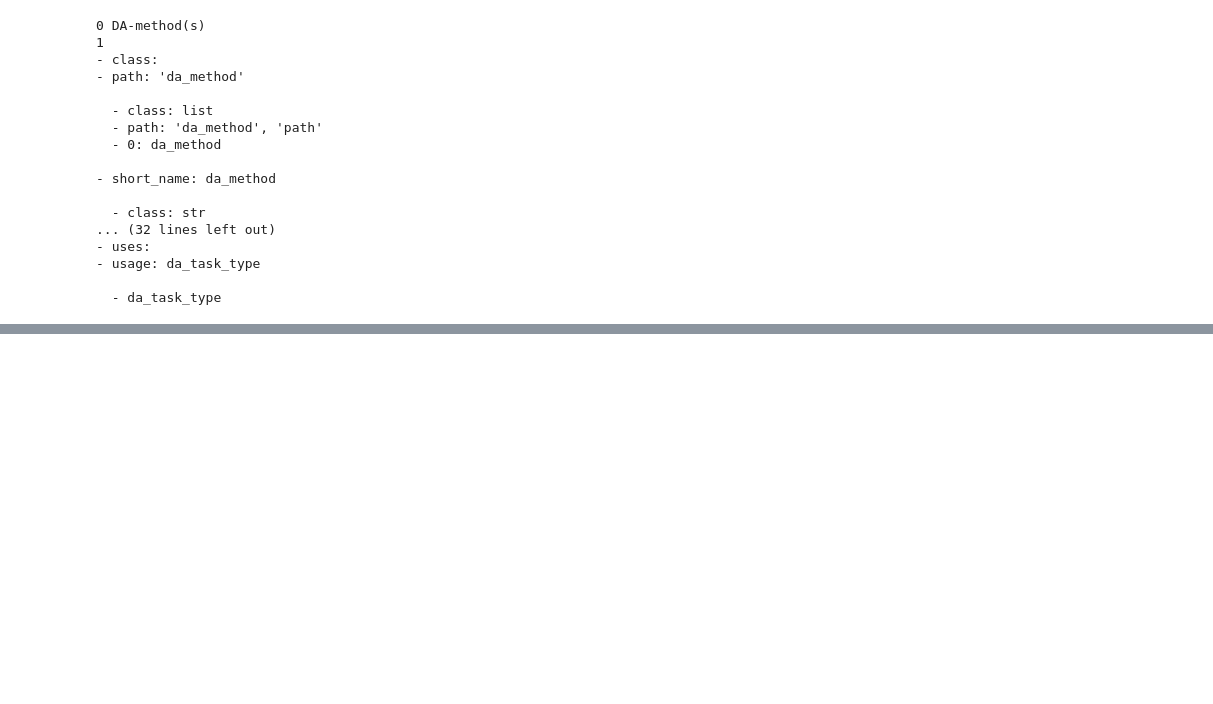
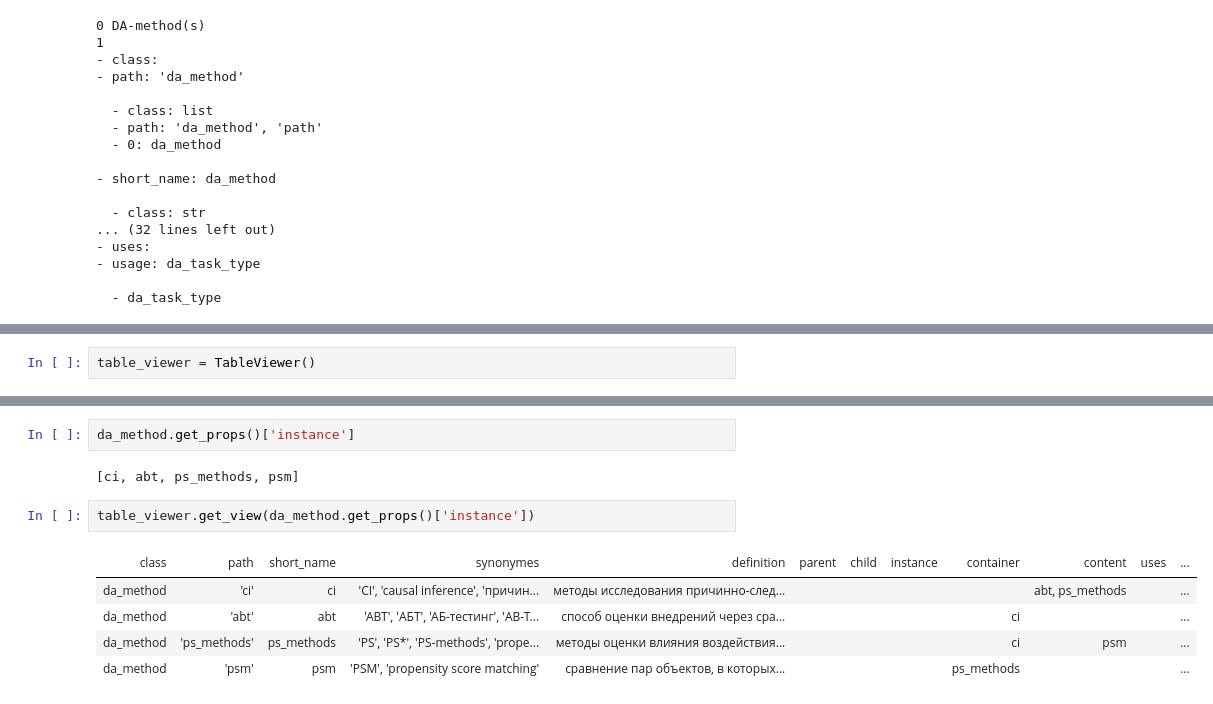
Before and after one commit to az365/guider, a Jupyter notebook: examples/examples.ipynb, the cells around one changed output, grey strips where cells are left out. Saved outputs shown, nothing was run; the diff lists cells and outputs as text; blank space fills up the shorter version.

Commit message:
view(er)s: TableView(er) added

```diff
--- a/examples/examples.ipynb
+++ b/examples/examples.ipynb
@@ -496,0 +500,2 @@ for n, i in enumerate(tree_view):
+# %%
+table_viewer = TableViewer()
@@ -496,0 +538,12 @@ for n, i in enumerate(tree_view):
+# %%
+da_method.get_props()['instance']
+# %% [output]
+[ci, abt, ps_methods, psm]
+# %%
+table_viewer.get_view(da_method.get_props()['instance'])
+# %% [output]
+| class | path | short_name | synonymes | definition | parent | child | instance | container | content | uses | ... |
+| da_method | 'ci' | ci | 'CI', 'causal inference', 'причин... | методы исследования причинно-след... |  |  |  |  | abt, ps_methods |  | ... |
+| da_method | 'abt' | abt | 'ABT', 'АБТ', 'АБ-тестинг', 'AB-T... | способ оценки внедрений через сра... |  |  |  | ci |  |  | ... |
+| da_method | 'ps_methods' | ps_methods | 'PS', 'PS*', 'PS-methods', 'prope... | методы оценки влияния воздействия... |  |  |  | ci | psm |  | ... |
+| da_method | 'psm' | psm | 'PSM', 'propensity score matching' | сравнение пар объектов, в которых... |  |  |  | ps_methods |  |  | ... |
```
Also changed, not shown: parts of 7 cells of this notebook, 2 other files.
